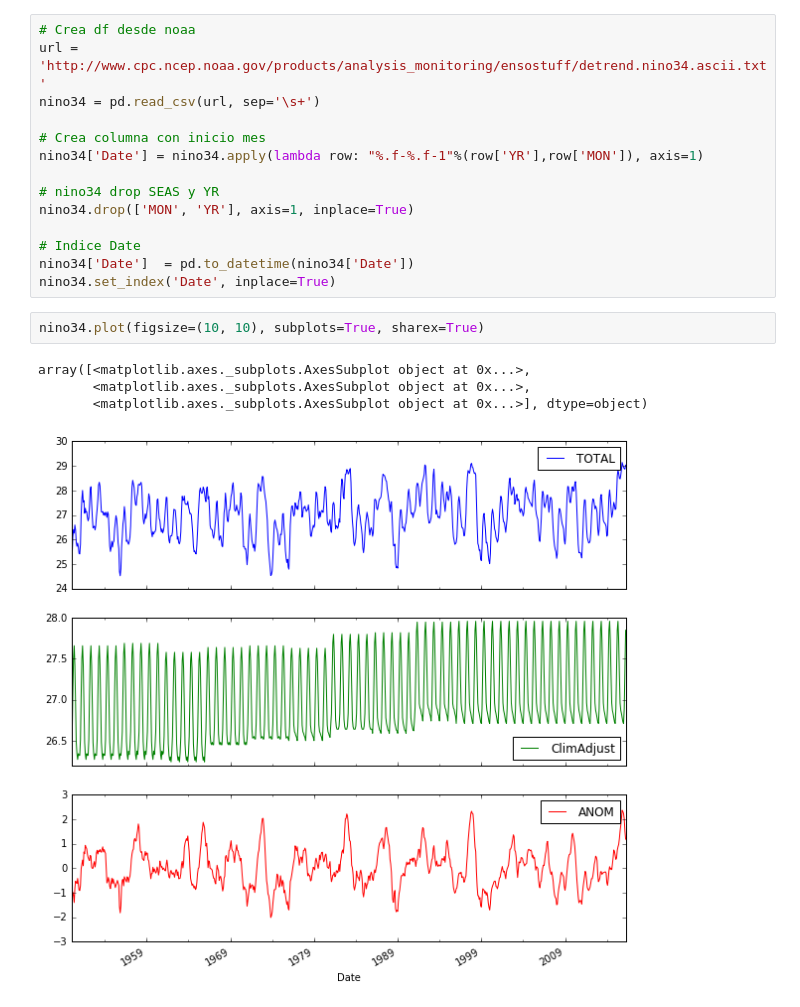
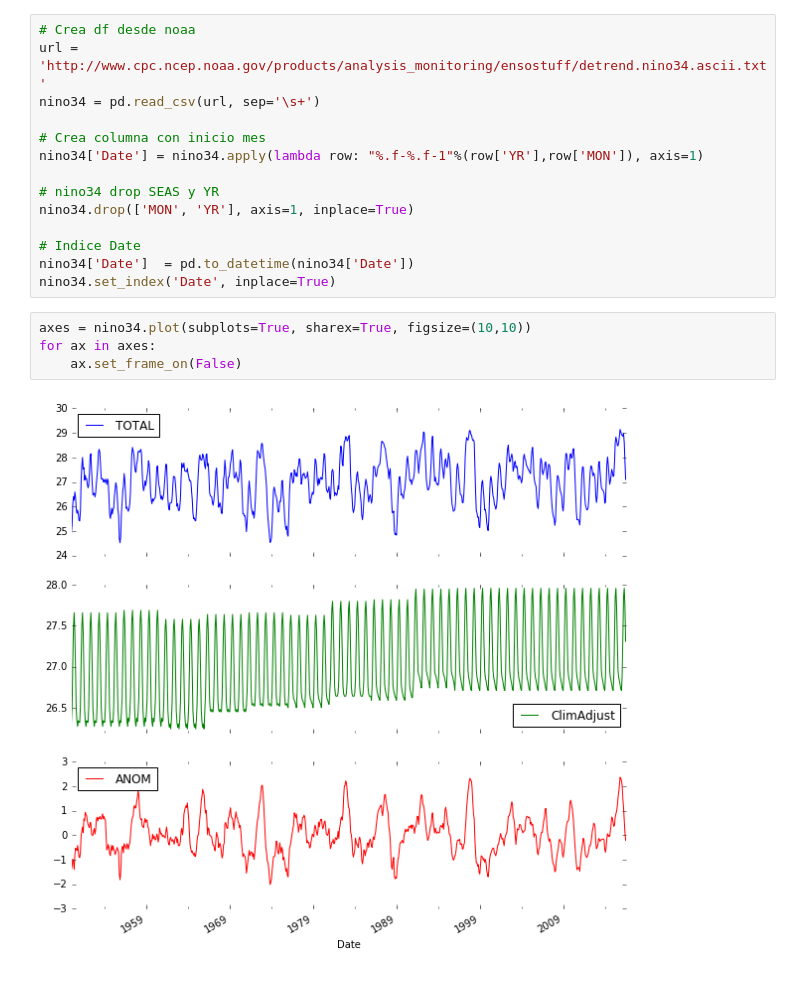
Before and after one commit to collabmarket/data_enso, a Jupyter notebook: EnsoAnalysis.ipynb, the cells around one changed output. Saved outputs shown, nothing was run; the diff lists cells and outputs as text.

```diff
--- a/EnsoAnalysis.ipynb
+++ b/EnsoAnalysis.ipynb
@@ -98,13 +98,12 @@ nino34.drop(['MON', 'YR'], axis=1, inplace=True)
 # Indice Date
 nino34['Date']  = pd.to_datetime(nino34['Date'])
 nino34.set_index('Date', inplace=True)
-# %%
-nino34.plot(figsize=(10, 10), subplots=True, sharex=True)
-# %% [output]
-array([<matplotlib.axes._subplots.AxesSubplot object at 0x...>,
-       <matplotlib.axes._subplots.AxesSubplot object at 0x...>,
-       <matplotlib.axes._subplots.AxesSubplot object at 0x...>], dtype=object)
-[figure, removed]
+# %%
+axes = nino34.plot(subplots=True, sharex=True, figsize=(10,10))
+for ax in axes:
+    ax.set_frame_on(False)
+# %% [output]
+[figure, added]
 # %%
 import matplotlib.ticker as ticker
 import matplotlib.pyplot as plt
```
Also changed, not shown: parts of 8 cells of this notebook.
